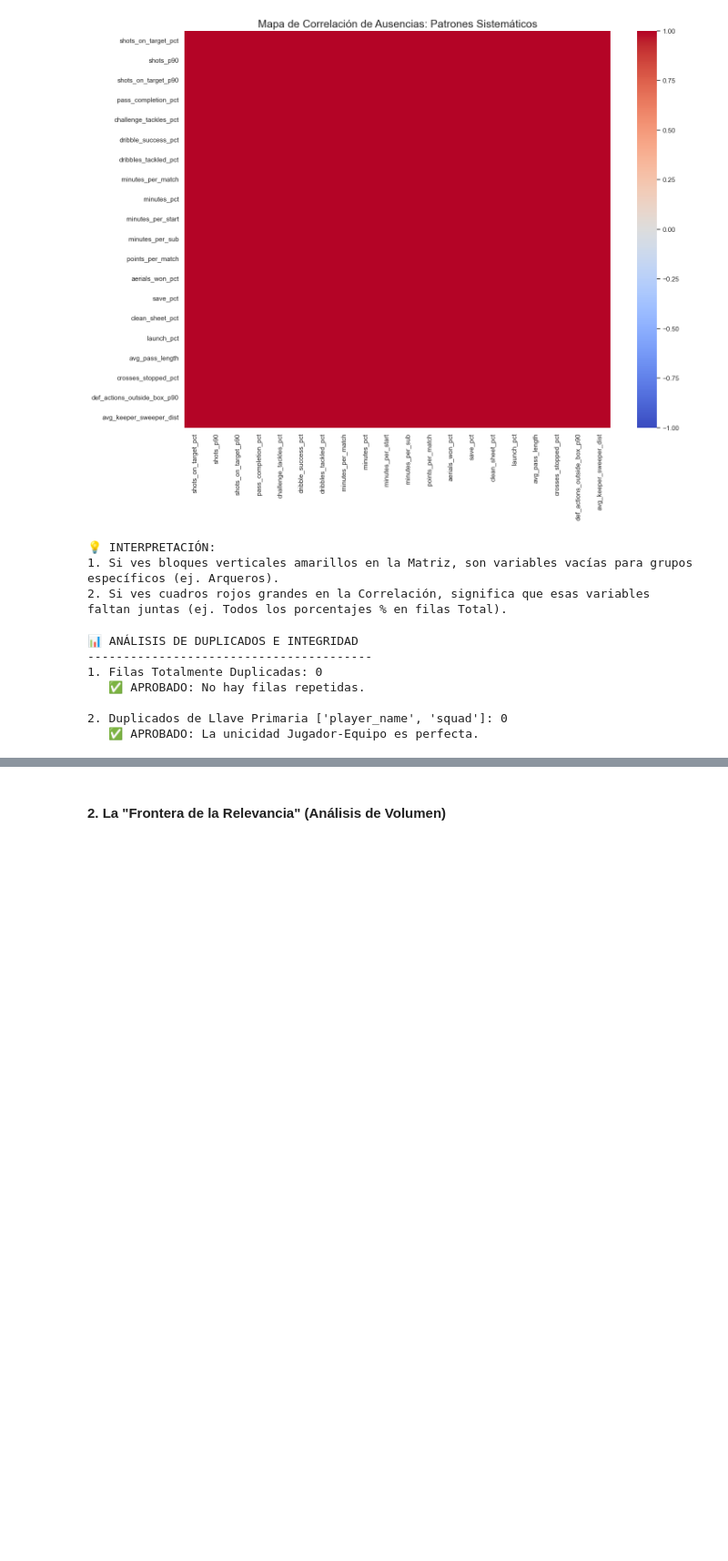
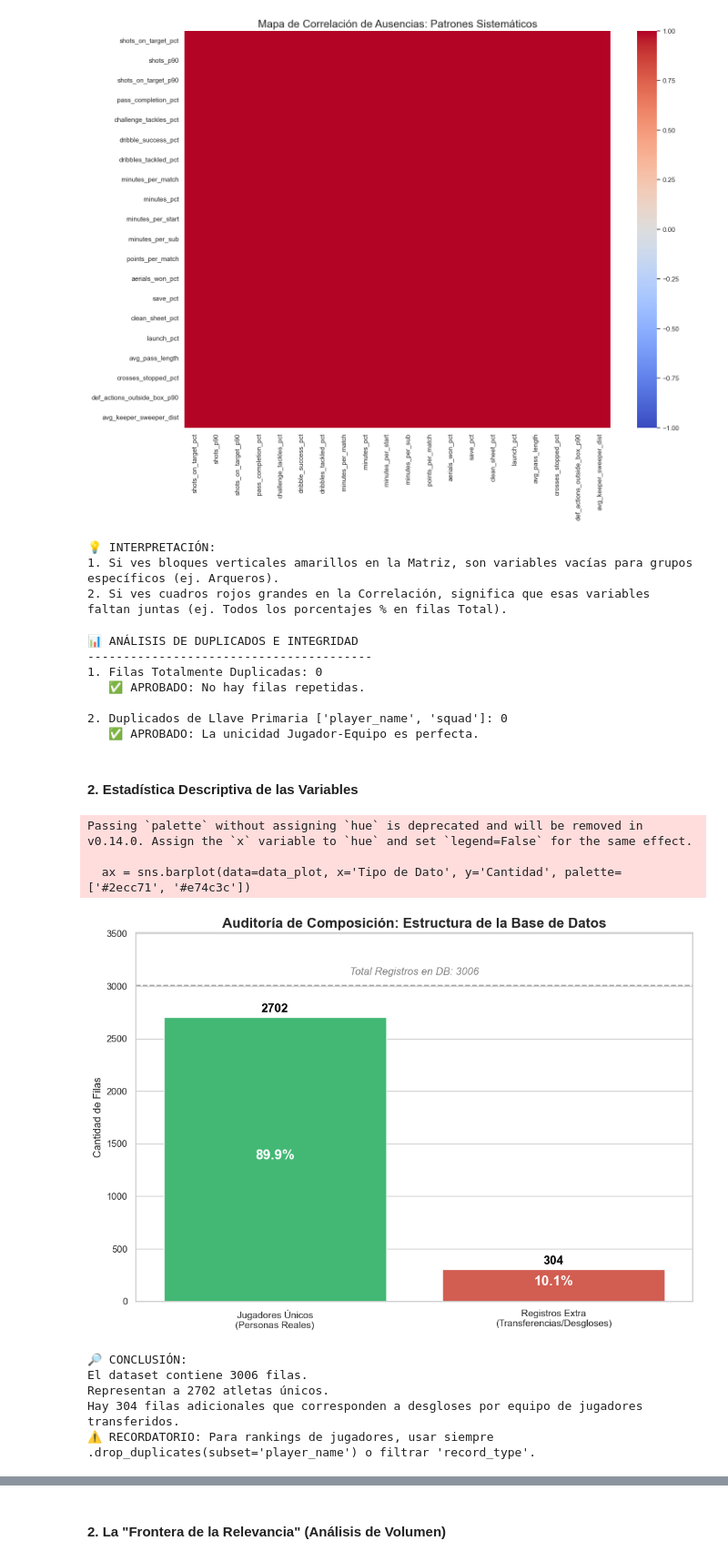
Before and after one commit to RDsanchez-git/Objetive_BallonDor, a Jupyter notebook: notebooks/01_eda_analysis.ipynb, the cells around one changed output, grey strips where cells are left out. Shown at 91% size. Cells and saved outputs as stored; diff of their text form; code cells hidden in the pictures; blank space fills up the shorter version.

```diff
--- a/notebooks/01_eda_analysis.ipynb
+++ b/notebooks/01_eda_analysis.ipynb
@@ -556,3 +569,66 @@ else:
 
 2. Duplicados de Llave Primaria ['player_name', 'squad']: 0
    ✅ APROBADO: La unicidad Jugador-Equipo es perfecta.
+# %% [markdown]
+#### 2. Estadística Descriptiva de las Variables
+# %%
+# COMPOSICIÓN DE LA BASE
+
+# 1. Cálculos de Composición
+total_filas = len(df)
+jugadores_unicos = df['player_name'].nunique()
+# Las filas "Extra" son la diferencia. Son las filas parciales de jugadores que se movieron.
+filas_redundantes = total_filas - jugadores_unicos
+
+# 2. Crear un pequeño DataFrame para graficar
+data_plot = pd.DataFrame({
+    'Tipo de Dato': ['Jugadores Únicos\n(Personas Reales)', 'Registros Extra\n(Transferencias/Desgloses)'],
+    'Cantidad': [jugadores_unicos, filas_redundantes]
+})
+
+# 3. Visualización
+plt.figure(figsize=(10, 7))
+sns.set_theme(style="whitegrid")
+
+# Crear gráfico de barras
+ax = sns.barplot(data=data_plot, x='Tipo de Dato', y='Cantidad', palette=['#2ecc71', '#e74c3c'])
+
+# Títulos y Estilo
+plt.title('Auditoría de Composición: Estructura de la Base de Datos', fontsize=16, fontweight='bold')
+plt.ylabel('Cantidad de Filas', fontsize=12)
+plt.xlabel('')
+plt.ylim(0, total_filas + 500) # Dar espacio arriba
+
+# --- ETIQUETADO INTELIGENTE ---
+for i, v in enumerate(data_plot['Cantidad']):
+    # Poner el número total arriba de la barra
+    ax.text(i, v + 50, str(v), ha='center', fontweight='bold', fontsize=14, color='black')
+
+    # Poner el porcentaje dentro de la barra
+    pct = (v / total_filas) * 100
+    ax.text(i, v / 2, f"{pct:.1f}%", ha='center', fontweight='bold', fontsize=16, color='white')
+
+# Línea de referencia del Total
+plt.axhline(y=total_filas, color='gray', linestyle='--', alpha=0.7)
+plt.text(0.5, total_filas + 100, f'Total Registros en DB: {total_filas}',
+         ha='center', color='gray', fontsize=12, style='italic')
+
+plt.tight_layout()
+plt.show()
+
+# 4. Conclusión Texto
+print(f"🔎 CONCLUSIÓN:")
+print(f"El dataset contiene {total_filas} filas.")
+print(f"Representan a {jugadores_unicos} atletas únicos.")
+print(f"Hay {filas_redundantes} filas adicionales que corresponden a desgloses por equipo de jugadores transferidos.")
+print(f"⚠️ RECORDATORIO: Para rankings de jugadores, usar siempre .drop_duplicates(subset='player_name') o filtrar 'record_type'.")
+# %% [output]
+Passing `palette` without assigning `hue` is deprecated and will be removed in v0.14.0. Assign the `x` variable to `hue` and set `legend=False` for the same effect.
+
+  ax = sns.barplot(data=data_plot, x='Tipo de Dato', y='Cantidad', palette=['#2ecc71', '#e74c3c'])
+[figure, added]
+🔎 CONCLUSIÓN:
+El dataset contiene 3006 filas.
+Representan a 2702 atletas únicos.
+Hay 304 filas adicionales que corresponden a desgloses por equipo de jugadores transferidos.
+⚠️ RECORDATORIO: Para rankings de jugadores, usar siempre .drop_duplicates(subset='player_name') o filtrar 'record_type'.
```
Also changed, not shown: parts of 7 cells of this notebook.
